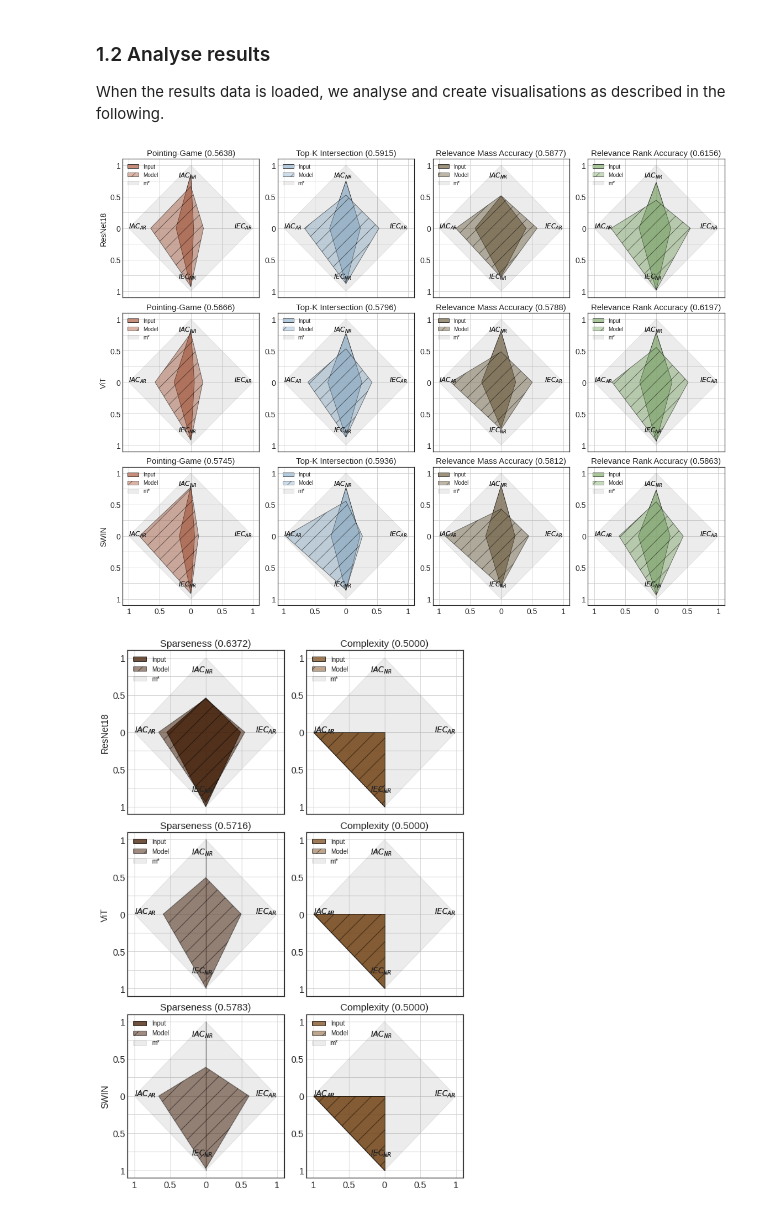
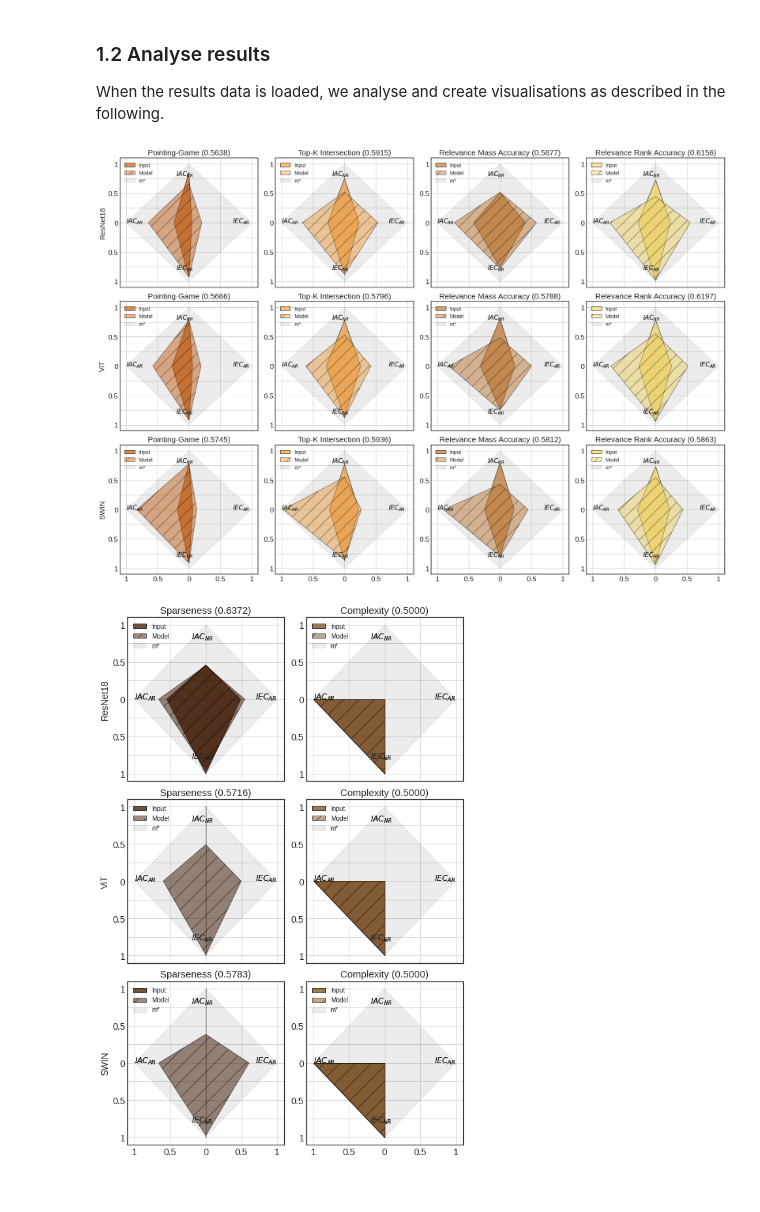
Before and after one commit to annahedstroem/MetaQuantus, a Jupyter notebook: tutorials/Tutorial-Reproduce-Experiments.ipynb, the cells around one changed output. Cells and saved outputs as stored; diff of their text form; code cells hidden in the pictures.

```diff
--- a/tutorials/Tutorial-Reproduce-Experiments.ipynb
+++ b/tutorials/Tutorial-Reproduce-Experiments.ipynb
@@ -524,7 +526,7 @@ device = torch.device("cuda" if torch.cuda.is_available() else "cpu")
 dataset_settings, model_name = setup_dataset_models(
     dataset_name=dataset_name, path_assets=PATH_ASSETS, device=device
 )
-dataset_kwargs = dataset_settings[dataset_name]["estimator_kwargs"]
+estimator_kwargs = dataset_settings[dataset_name]["estimator_kwargs"]
 
 model = dataset_settings[dataset_name]["models"]["ResNet9"].eval()
 x_batch = dataset_settings[dataset_name]["x_batch"]
@@ -536,18 +538,18 @@ xai_setting = ["IntegratedGradients", "Gradient", "LayerGradCam"]
 xai_methods = setup_xai_settings(
     xai_settings=xai_setting,
     gc_layer=dataset_settings[dataset_name]["gc_layers"][model_name],
-    img_size=dataset_kwargs["img_size"],
-    nr_channels=dataset_kwargs["nr_channels"],
+    img_size=estimator_kwargs["img_size"],
+    nr_channels=estimator_kwargs["nr_channels"],
 )
 
 # Get estimators.
 estimators = setup_estimators(
-    features=dataset_kwargs["features"],
-    num_classes=dataset_kwargs["num_classes"],
-    img_size=dataset_kwargs["img_size"],
-    percentage=dataset_kwargs["percentage"],
-    patch_size=dataset_kwargs["patch_size"],
-    perturb_baseline=dataset_kwargs["perturb_baseline"],
+    features=estimator_kwargs["features"],
+    num_classes=estimator_kwargs["num_classes"],
+    img_size=estimator_kwargs["img_size"],
+    percentage=estimator_kwargs["percentage"],
+    patch_size=estimator_kwargs["patch_size"],
+    perturb_baseline=estimator_kwargs["perturb_baseline"],
 )
 
 # Generate explanations.
@@ -698,19 +700,19 @@ When the results data is loaded, we analyse and create visualisations as describ
 # %%
 # Plotting settings.
 estimators = {"Localisation": ["Pointing-Game", "Top-K Intersection", "Relevance Mass Accuracy", "Relevance Rank Accuracy"],}
 colours = {
-    'Pointing-Game': "#b66a50",
-    'Top-K Intersection': "#9dbcd4",
-    'Relevance Mass Accuracy': "#7f7053",
-    'Relevance Rank Accuracy': "#8fb67b",
+    'Pointing-Game': "#d2691e",
+    'Top-K Intersection': "#fdaa48",
+    'Relevance Mass Accuracy': "#cd853f",
+    'Relevance Rank Accuracy': "#ffe36e",
  }
 kwargs = {"n_rows": len(models), "n_cols": len(list(estimators.values())[0]), "batches": batches}
-kwargs["figsize"] = (kwargs["n_cols"]*4, kwargs["n_rows"]*4)
+kwargs["figsize"] = (kwargs["n_cols"]*4.3, kwargs["n_rows"]*4)
 
 # Plot!
 plot_multiple_models_estimator_area(benchmarks=benchmarks_loc, estimators=estimators, dataset_name=dataset_name, colours=colours, save=True, path=PATH_ASSETS, **kwargs);
 # %% [output]
-[figure, old version]
+[figure, new version]
 # %%
 # Plotting settings.
 estimators = {"Complexity": ["Sparseness", "Complexity"]}
```
Also changed, not shown: parts of 5 cells of this notebook.
